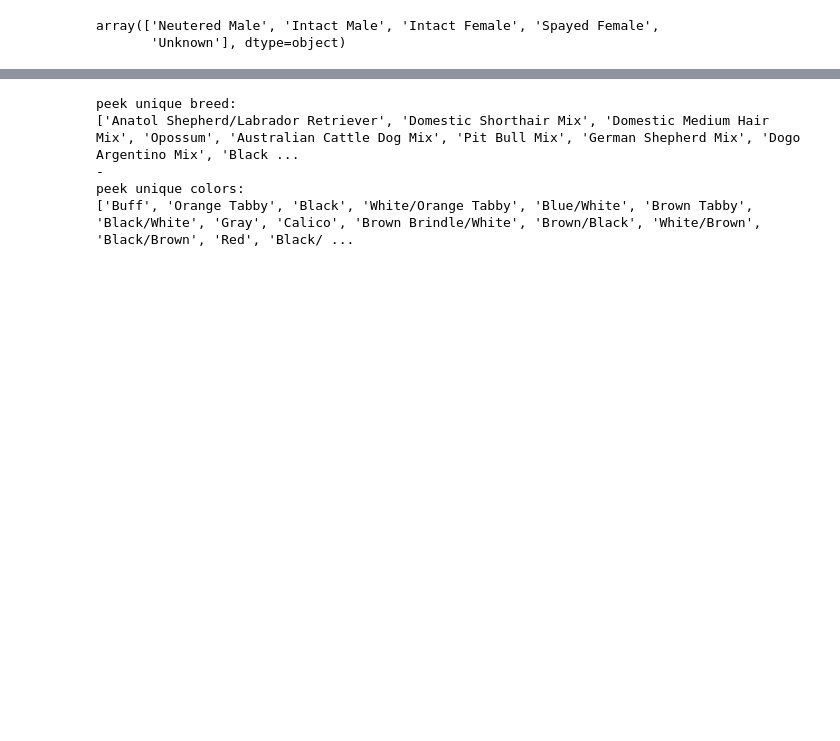
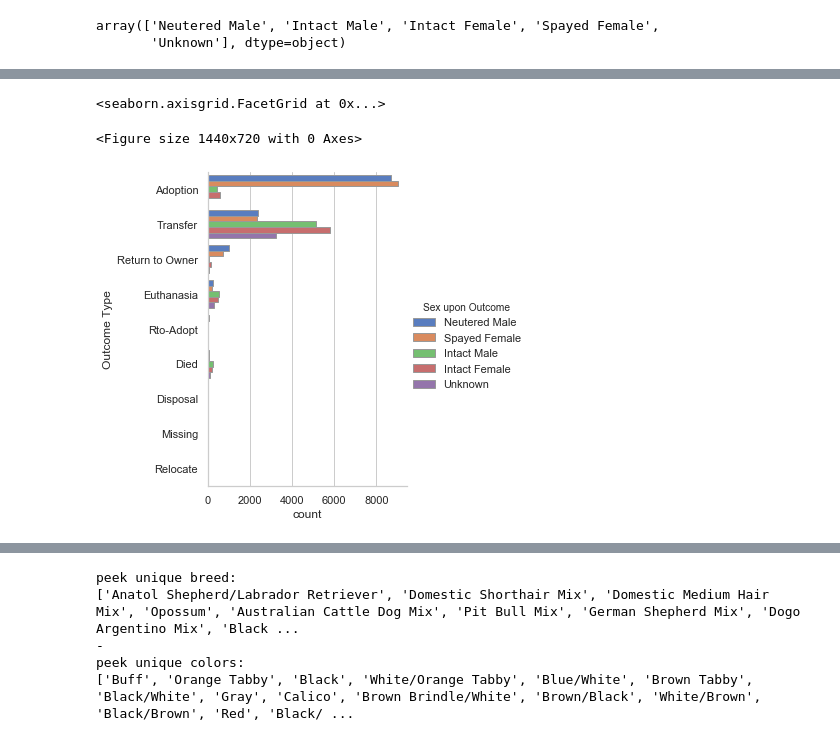
Before and after one commit to Jacqueline-A-Shay/Animal_Shelter, a Jupyter notebook: u.ipynb, the cells around one changed output, grey strips where cells are left out. Saved outputs shown, nothing was run; the diff lists cells and outputs as text; code cells hidden in the pictures; blank space fills up the shorter version.

```diff
--- a/u.ipynb
+++ b/u.ipynb
@@ -194 +202,22 @@ sns.catplot(y="outcome", hue="sex", kind="count",
+# %%
+# cat-only: explore if there's a difference between neutered/ spayed & intact
+
+# Adopted ones, neutered/spayed definitely much more than intact
+# higher % of intact cats get transfered
+# WHAT DOES TRANSFER REALLY MEANS???
+
+# Look at underlying info: intact vs non-intact
+
+# compared with dogs, there's is a higher proportion of cats get transfered
+# dogs shows higher return to owner rate
+plt.figure(figsize=(20,10))
+sns.catplot(y="Outcome Type", hue="Sex upon Outcome", kind="count",
+            palette="muted", edgecolor=".6",
+            data=cat,
+            order = ['Adoption', 'Transfer', 'Return to Owner', 'Euthanasia','Rto-Adopt', 'Died', 'Disposal', 'Missing', 'Relocate'],
+            hue_order = ['Neutered Male', 'Spayed Female', 'Intact Male', 'Intact Female','Unknown'])
+# %% [output]
+<seaborn.axisgrid.FacetGrid at 0x...>
+<Figure size 1440x720 with 0 Axes>
+[figure, added]
 # %%
```
Also changed, not shown: parts of 15 cells of this notebook.
